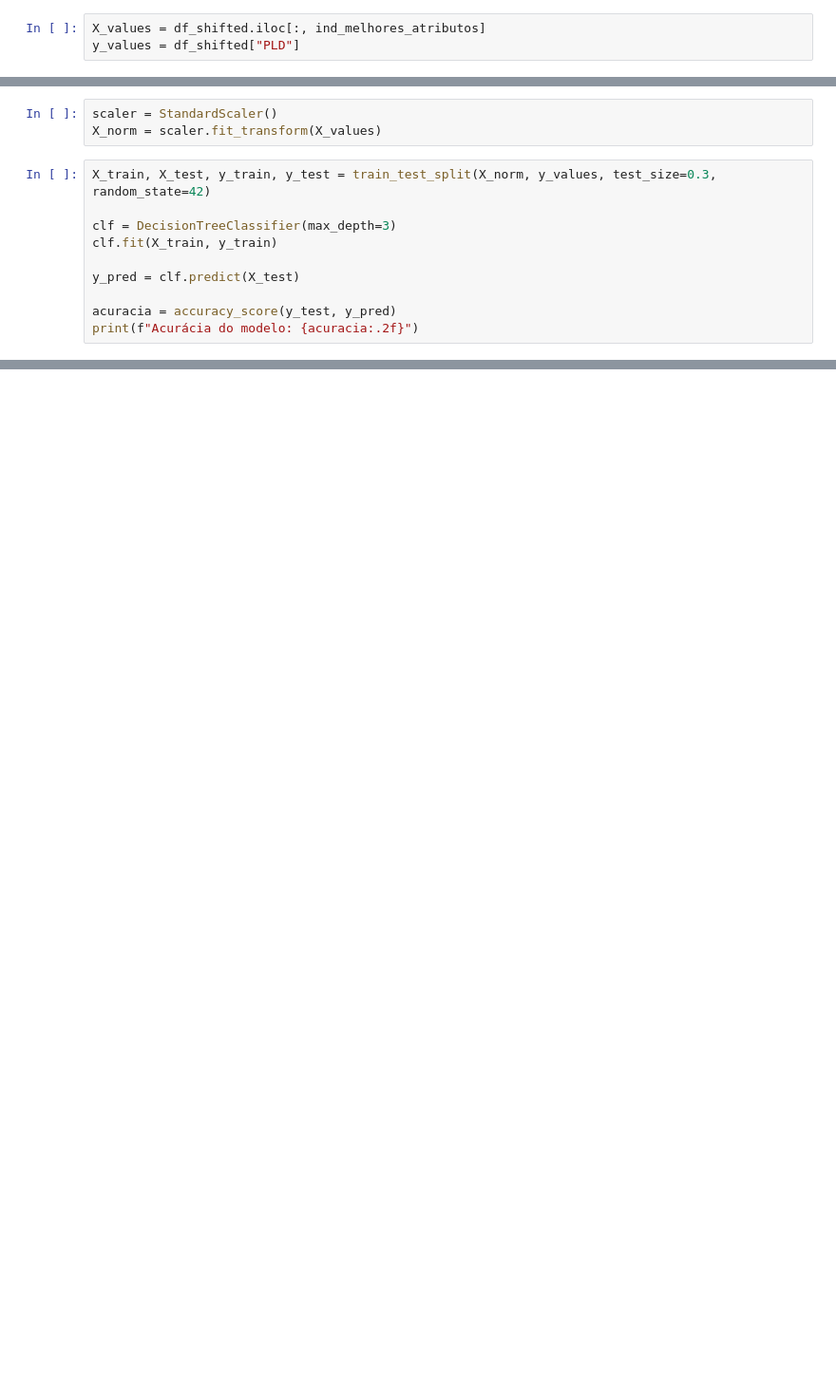
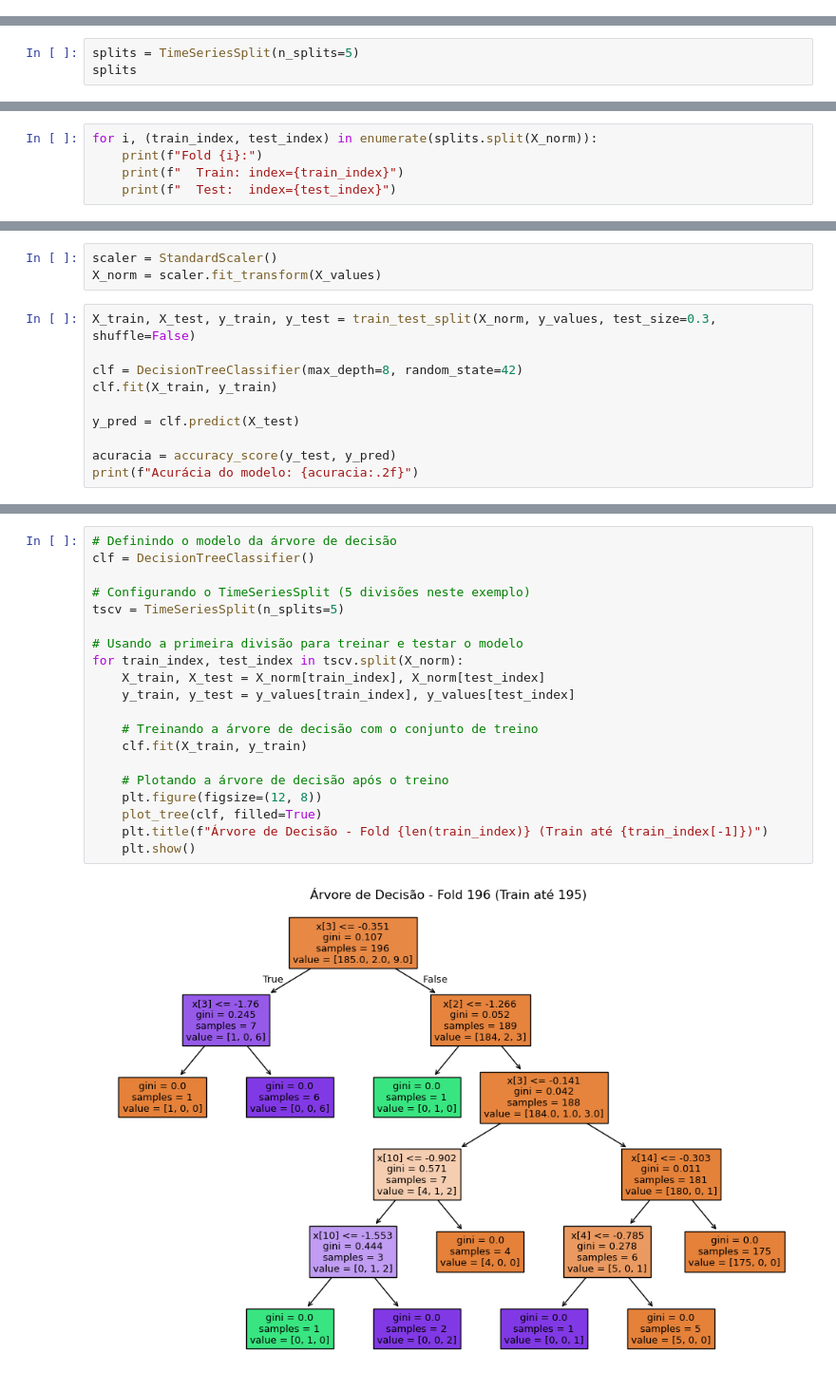
Before and after one commit to HerbetRSJ/Classificacao_PLD, a Jupyter notebook: Selecao_atritbutos/selecao.ipynb, the cells around one changed output, grey strips where cells are left out. Shown at 95% size. Cells and saved outputs as stored; diff of their text form; blank space fills up the shorter version.

Commit message:
Ajuste na parte de selecao de atributos. Falta ajustar a implementacao dos modelos

```diff
--- a/Selecao_atritbutos/selecao.ipynb
+++ b/Selecao_atritbutos/selecao.ipynb
@@ -378,3 +260,0 @@ df_shifted.head()
-# %%
-X_values = df_shifted.iloc[:, ind_melhores_atributos]
-y_values = df_shifted["PLD"]
@@ -403,0 +269,3 @@ from sklearn.metrics import accuracy_score
+# %%
+splits = TimeSeriesSplit(n_splits=5)
+splits
@@ -403,0 +274,5 @@ from sklearn.metrics import accuracy_score
+# %%
+for i, (train_index, test_index) in enumerate(splits.split(X_norm)):
+    print(f"Fold {i}:")
+    print(f"  Train: index={train_index}")
+    print(f"  Test:  index={test_index}")
@@ -405,9 +282,9 @@ from sklearn.metrics import accuracy_score
 scaler = StandardScaler()
 X_norm = scaler.fit_transform(X_values)
 # %%
-X_train, X_test, y_train, y_test = train_test_split(X_norm, y_values, test_size=0.3, random_state=42)
+X_train, X_test, y_train, y_test = train_test_split(X_norm, y_values, test_size=0.3, shuffle=False)
 
-clf = DecisionTreeClassifier(max_depth=3)
+clf = DecisionTreeClassifier(max_depth=8, random_state=42)
 clf.fit(X_train, y_train)
 
 y_pred = clf.predict(X_test)
@@ -418,0 +305,22 @@ Acurácia do modelo: 0.60
+# %%
+# Definindo o modelo da árvore de decisão
+clf = DecisionTreeClassifier()
+
+# Configurando o TimeSeriesSplit (5 divisões neste exemplo)
+tscv = TimeSeriesSplit(n_splits=5)
+
+# Usando a primeira divisão para treinar e testar o modelo
+for train_index, test_index in tscv.split(X_norm):
+    X_train, X_test = X_norm[train_index], X_norm[test_index]
+    y_train, y_test = y_values[train_index], y_values[test_index]
+
+    # Treinando a árvore de decisão com o conjunto de treino
+    clf.fit(X_train, y_train)
+
+    # Plotando a árvore de decisão após o treino
+    plt.figure(figsize=(12, 8))
+    plot_tree(clf, filled=True)
+    plt.title(f"Árvore de Decisão - Fold {len(train_index)} (Train até {train_index[-1]})")
+    plt.show()
+# %% [output]
+[figure, added]
```
Also changed, not shown: parts of 50 cells of this notebook.
